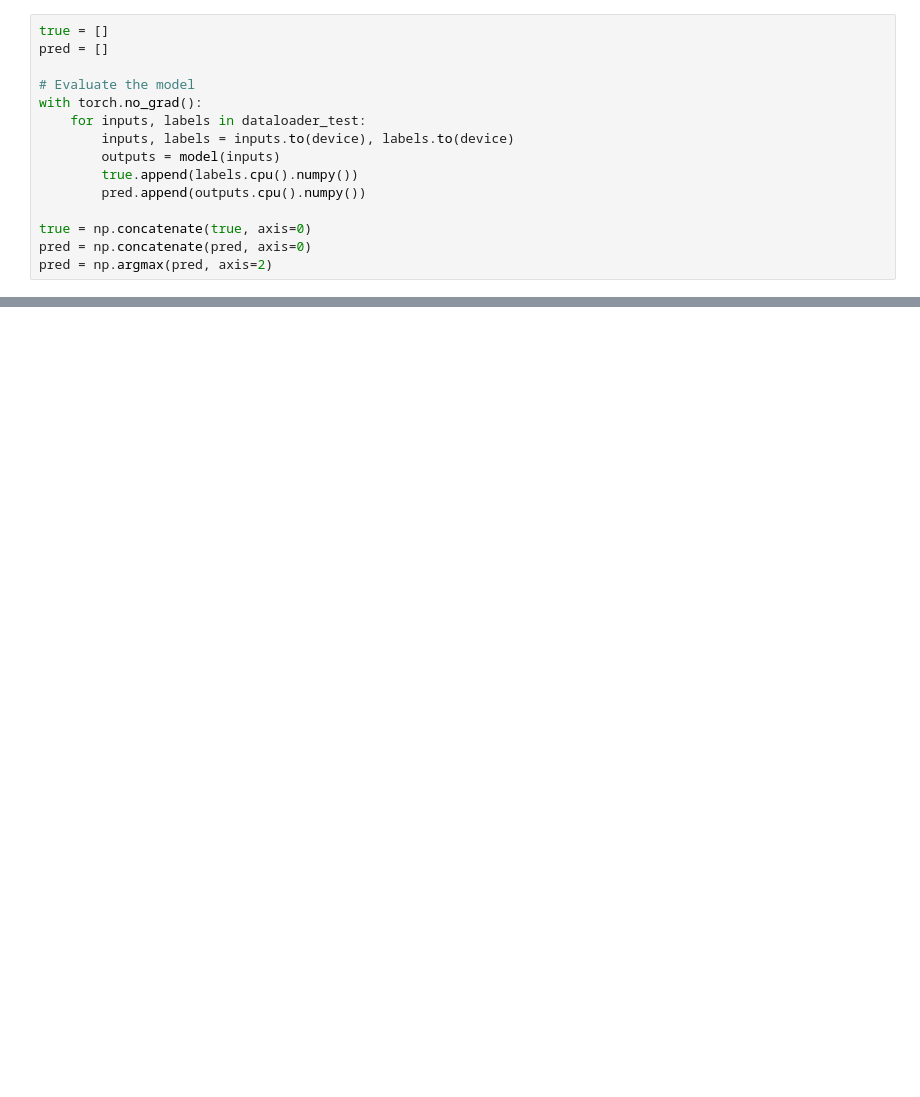
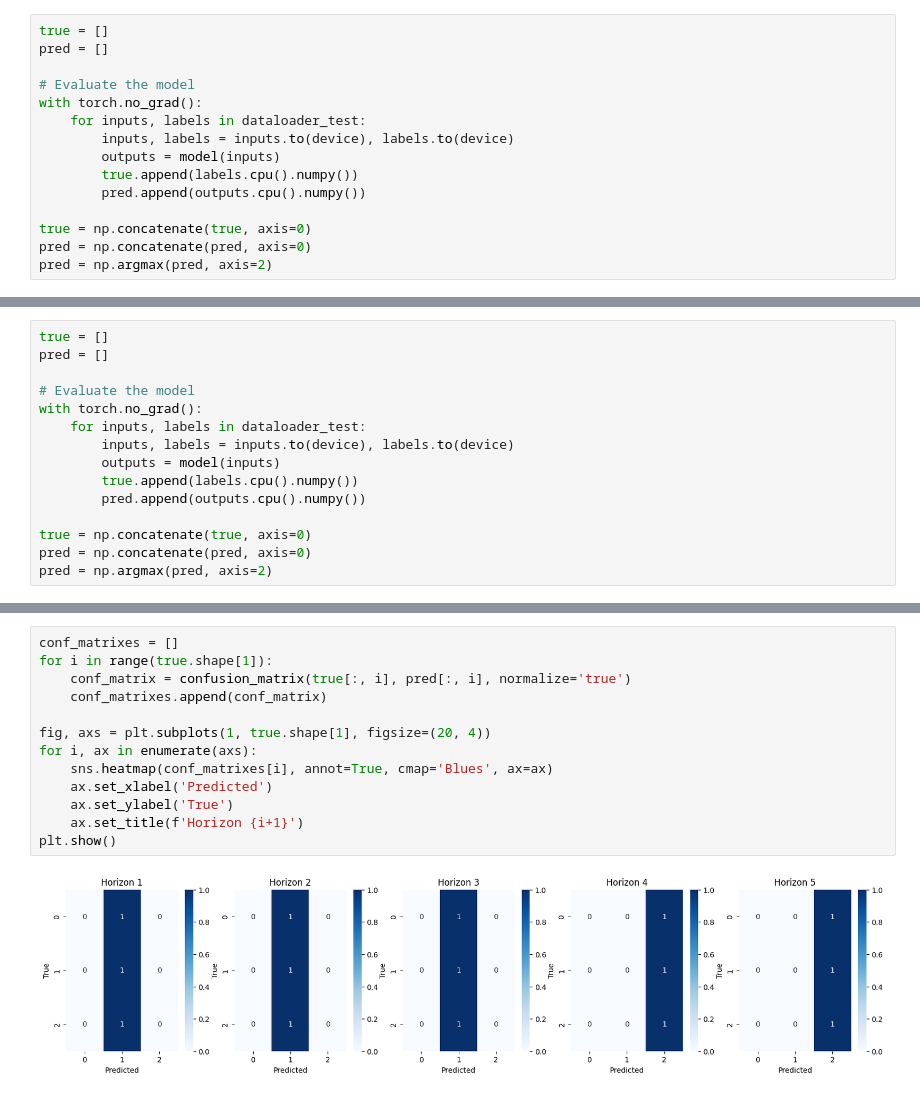
Before and after one commit to JoeLsvj/stocks_forecasting_LOB, a Jupyter notebook: notebook_classification.ipynb, the cells around one changed output, grey strips where cells are left out. Drawn from its saved outputs; the diff is of its cells as text; blank space fills up the shorter version.

```diff
--- a/notebook_classification.ipynb
+++ b/notebook_classification.ipynb
@@ -387,0 +387,15 @@ weighted avg       0.47      0.47      0.46      2951
+# %%
+true = []
+pred = []
+
+# Evaluate the model
+with torch.no_grad():
+    for inputs, labels in dataloader_test:
+        inputs, labels = inputs.to(device), labels.to(device)
+        outputs = model(inputs)
+        true.append(labels.cpu().numpy())
+        pred.append(outputs.cpu().numpy())
+
+true = np.concatenate(true, axis=0)
+pred = np.concatenate(pred, axis=0)
+pred = np.argmax(pred, axis=2)
@@ -387,0 +411,15 @@ weighted avg       0.47      0.47      0.46      2951
+# %%
+conf_matrixes = []
+for i in range(true.shape[1]):
+    conf_matrix = confusion_matrix(true[:, i], pred[:, i], normalize='true')
+    conf_matrixes.append(conf_matrix)
+
+fig, axs = plt.subplots(1, true.shape[1], figsize=(20, 4))
+for i, ax in enumerate(axs):
+    sns.heatmap(conf_matrixes[i], annot=True, cmap='Blues', ax=ax)
+    ax.set_xlabel('Predicted')
+    ax.set_ylabel('True')
+    ax.set_title(f'Horizon {i+1}')
+plt.show()
+# %% [output]
+[figure, added]
```
Also changed, not shown: parts of 23 cells of this notebook, 4 other files.
